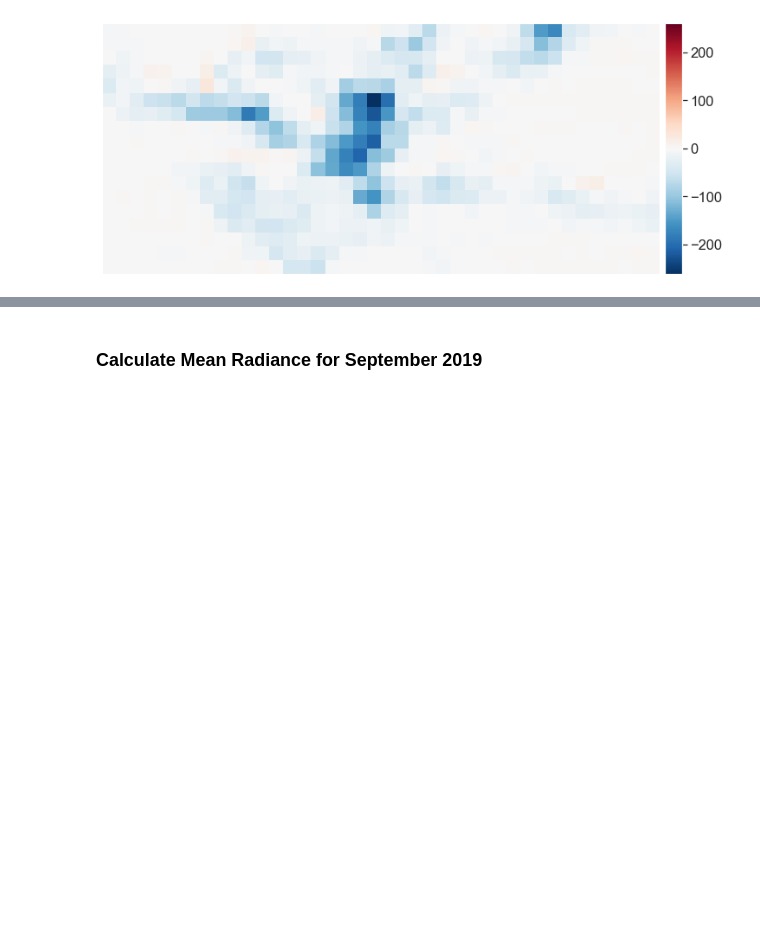
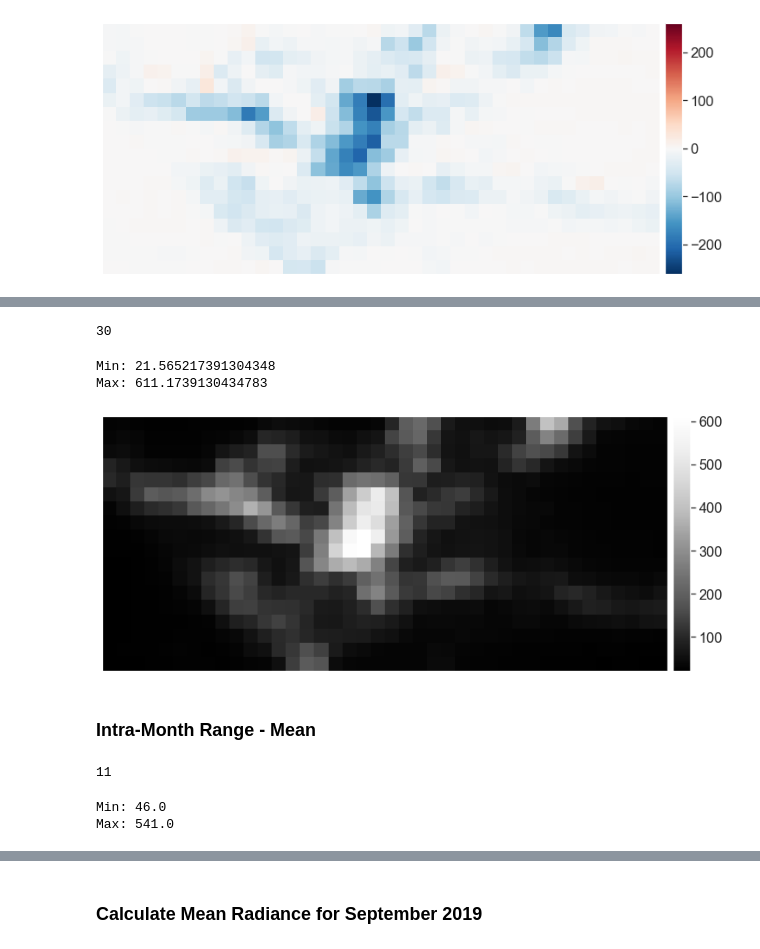
Before and after one commit to calekochenour/remote-sensing-fusion, a Jupyter notebook: 01-code-scripts/penn-state-campus-black-marble-radiance-concise.ipynb, the cells around one changed output, grey strips where cells are left out. Saved outputs shown, nothing was run; the diff lists cells and outputs as text; code cells hidden in the pictures; blank space fills up the shorter version.

Commit message:
Add examples for inter and intra-month means

```diff
--- a/01-code-scripts/penn-state-campus-black-marble-radiance-concise.ipynb
+++ b/01-code-scripts/penn-state-campus-black-marble-radiance-concise.ipynb
@@ -1409,0 +1163,31 @@ list(set([date.strftime("%Y-%m") for date in date_range]))
+# %%
+# Get dates from Sept 01 - Sept 30
+date_list = get_date_list('2019-09-01', '2019-09-30')
+# %%
+# Get array for each date into list
+sept_01_sep_30_arrays = get_array_data_from_dict(
+ dictionary=radiance_sept_2019_apr_2020, date_list=date_list)
+# %%
+# Confirm length
+len(sept_01_sep_30_arrays)
+# %% [output]
+30
+# %%
+# Calculate mean
+sept_01_sep_30_mean = calculate_mean_radiance(sept_01_sep_30_arrays)
+# %%
+# Get min and max values for mean
+print(f"Min: {sept_01_sep_30_mean.min()}")
+print(f"Max: {sept_01_sep_30_mean.max()}")
+# %% [output]
+Min: 21.565217391304348
+Max: 611.1739130434783
+# %%
+# Plot
+ep.plot_bands(sept_01_sep_30_mean, scale=False, vmax=sept_01_sep_30_mean.max())
+
+plt.show()
+# %% [output]
+[figure, added]
+# %% [markdown]
+### Intra-Month Range - Mean
@@ -1409,0 +1201,5 @@ list(set([date.strftime("%Y-%m") for date in date_range]))
+# %%
+# Confirm length
+len(sept_10_sep_20_arrays)
+# %% [output]
+11
@@ -1409,0 +1209,7 @@ list(set([date.strftime("%Y-%m") for date in date_range]))
+# %%
+# Get min and max values for mean
+print(f"Min: {sept_10_sep_20_mean.min()}")
+print(f"Max: {sept_10_sep_20_mean.max()}")
+# %% [output]
+Min: 46.0
+Max: 541.0
```
Also changed, not shown: parts of 79 cells of this notebook.
